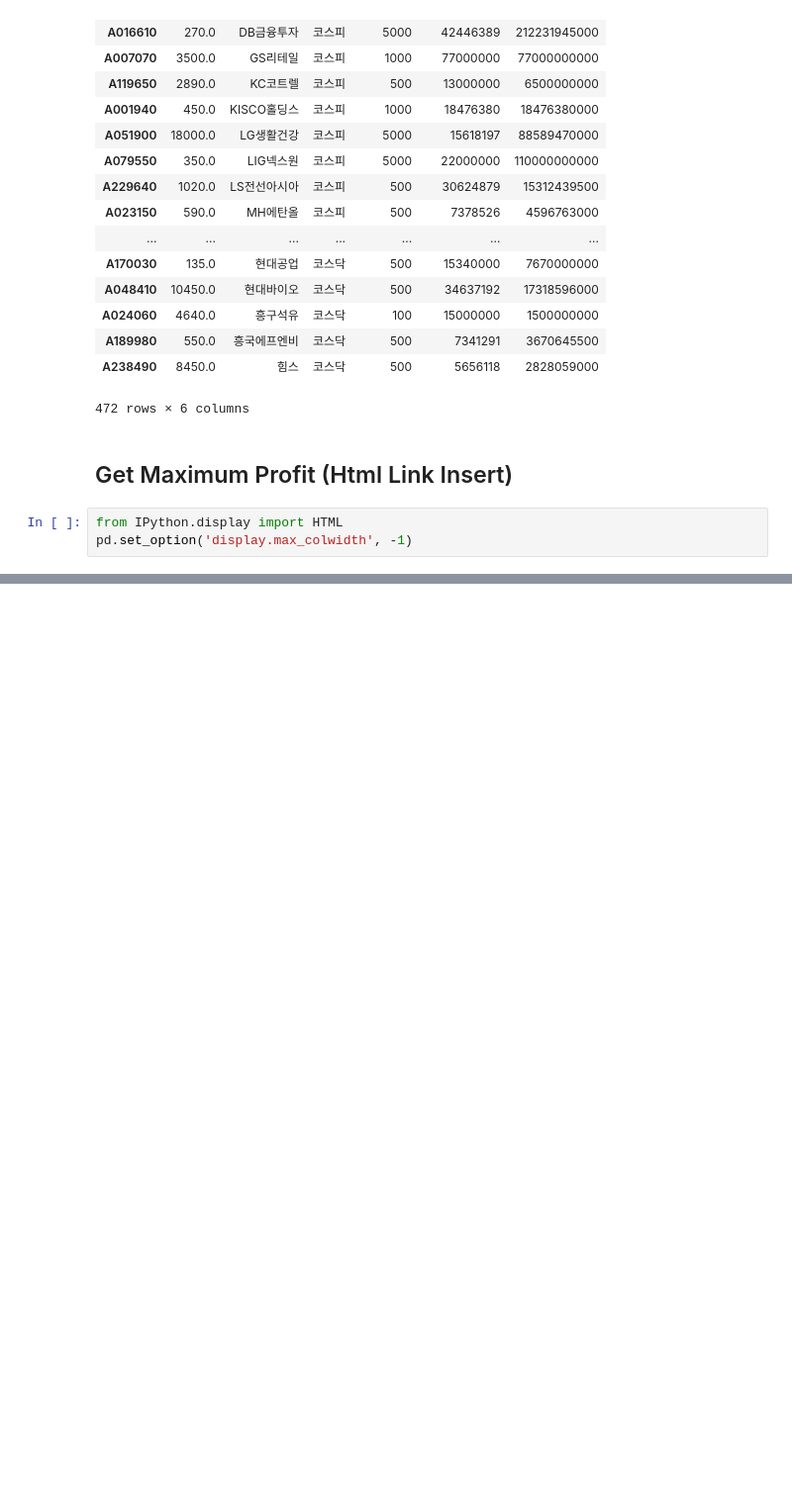
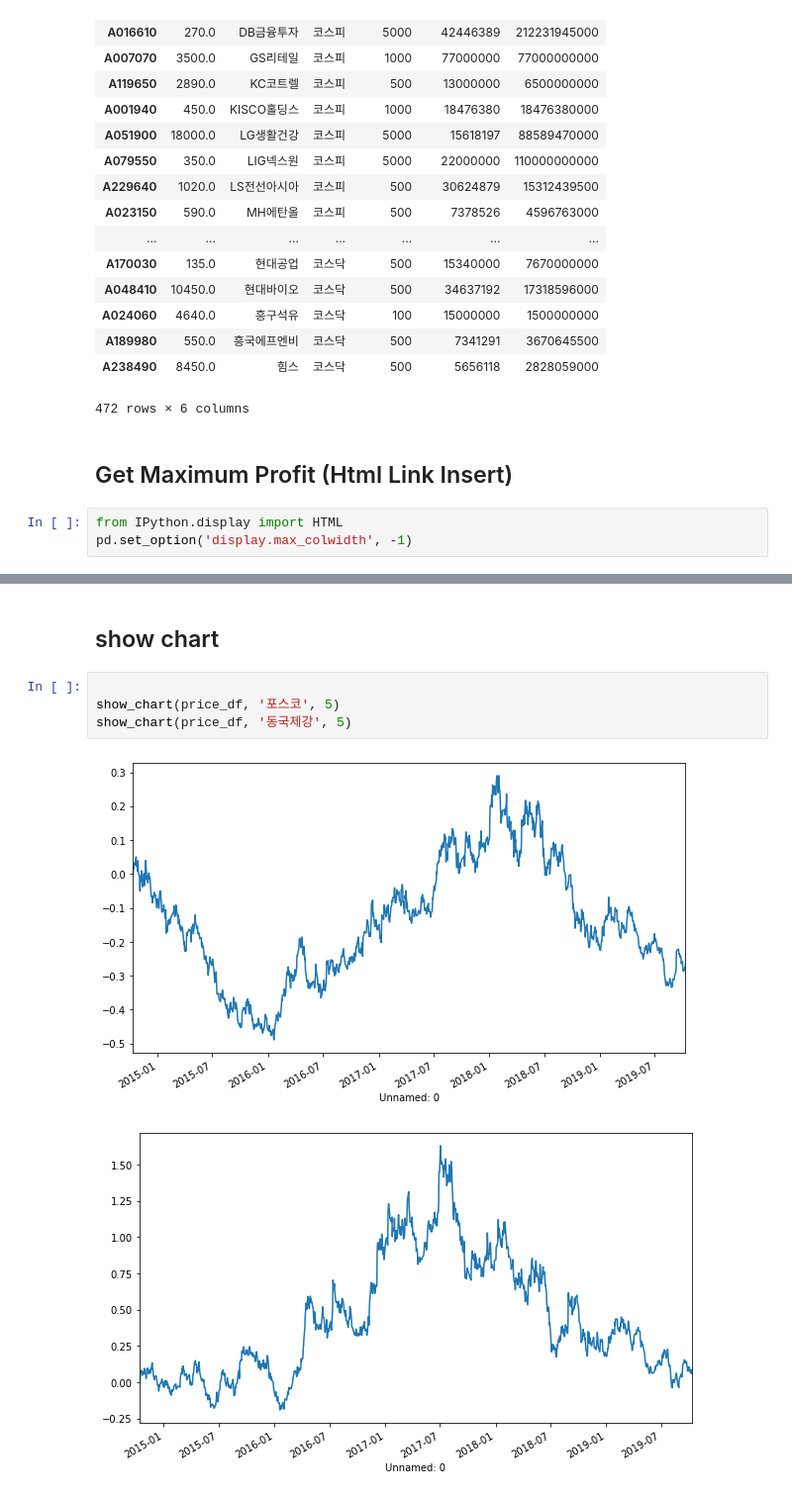
Before and after one commit to neosuperprogrammer/Quant, a Jupyter notebook: neo_quant_backtest.ipynb, the cells around one changed output, grey strips where cells are left out. Shown: that part at 99% size. Cells and saved outputs as stored; diff of their text form; blank space fills up the shorter version.

```diff
--- a/neo_quant_backtest.ipynb
+++ b/neo_quant_backtest.ipynb
@@ -618,0 +667,9 @@ plt.show()
+# %% [markdown]
+## show chart
+# %%
+
+show_chart(price_df, '포스코', 5)
+show_chart(price_df, '동국제강', 5)
+# %% [output]
+[figure, added]
+[figure, added]
```
Also changed, not shown: parts of 3 cells of this notebook, 1 other file.
